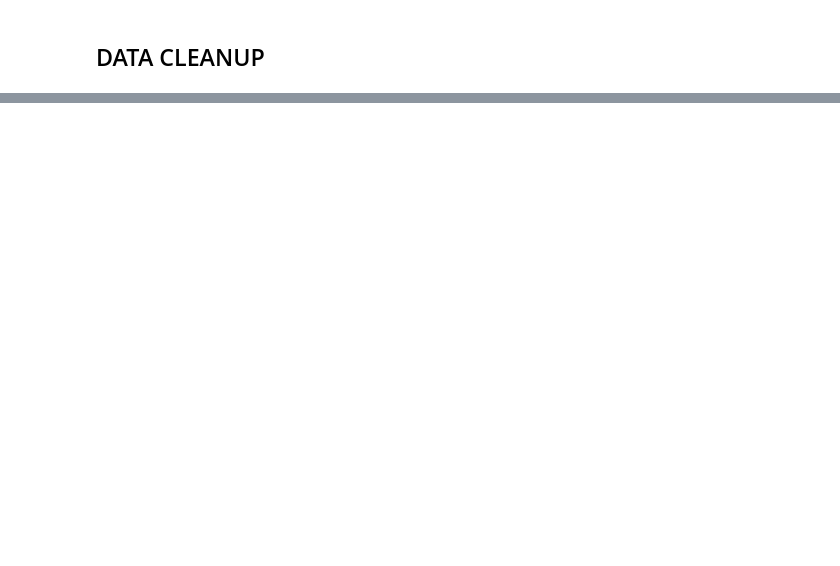
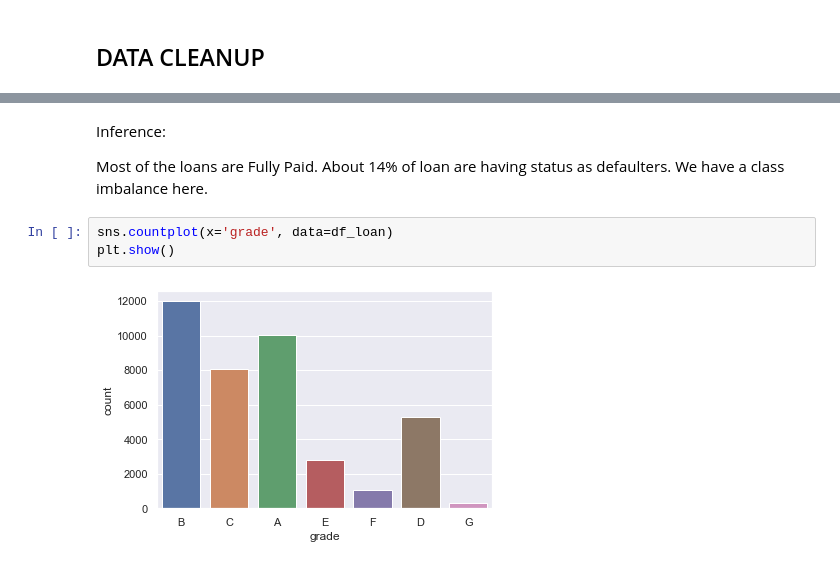
Before and after one commit to pravin691983/LendingClubCaseStudy, a Jupyter notebook: Lending_Club_Default_Analysis.ipynb, the cells around one changed output, grey strips where cells are left out. Drawn from its saved outputs; the diff is of its cells as text; blank space fills up the shorter version.

```diff
--- a/Lending_Club_Default_Analysis.ipynb
+++ b/Lending_Club_Default_Analysis.ipynb
@@ -114,0 +440,11 @@ df_loan.describe()
+# %% [markdown]
+Inference:
+
+Most of the loans are Fully Paid.
+About 14% of loan are having status as defaulters.
+We have a class imbalance here.
+# %%
+sns.countplot(x='grade', data=df_loan)
+plt.show()
+# %% [output]
+[figure, added]
```
Also changed, not shown: parts of 93 cells of this notebook.
